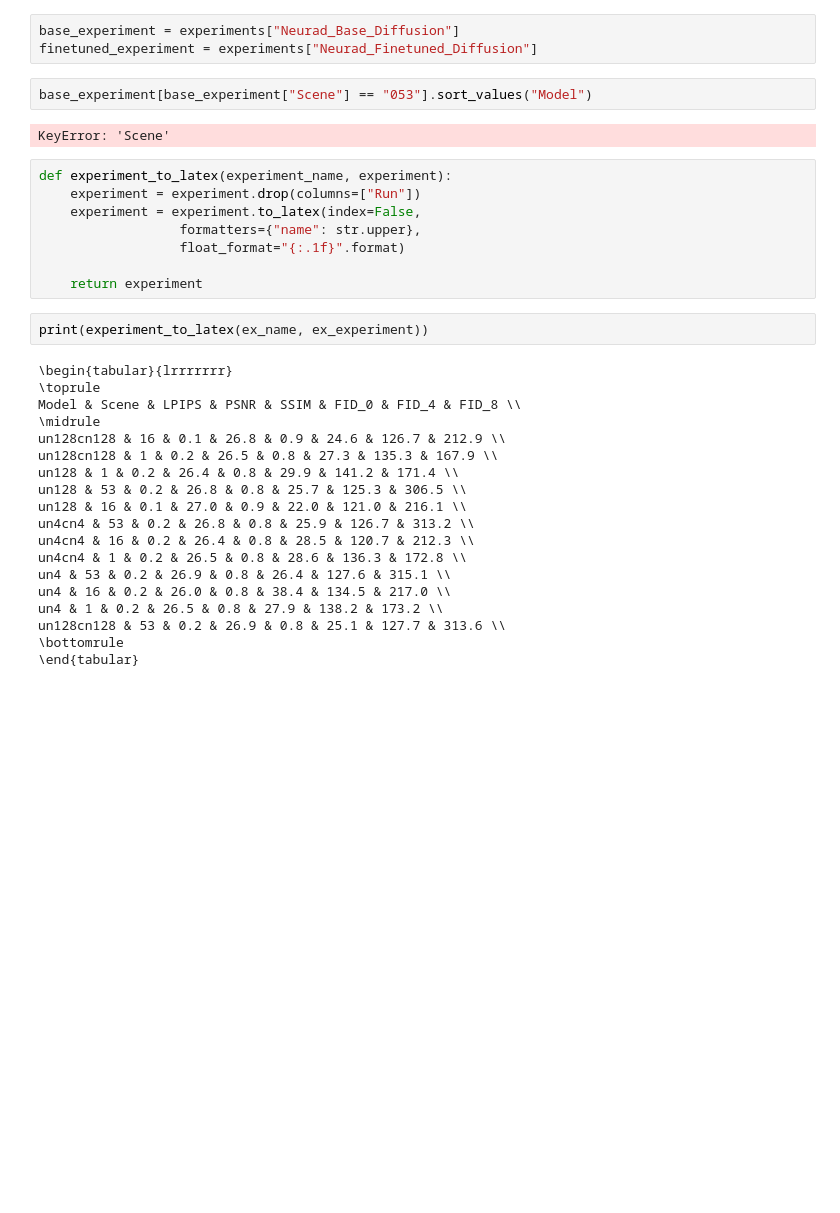
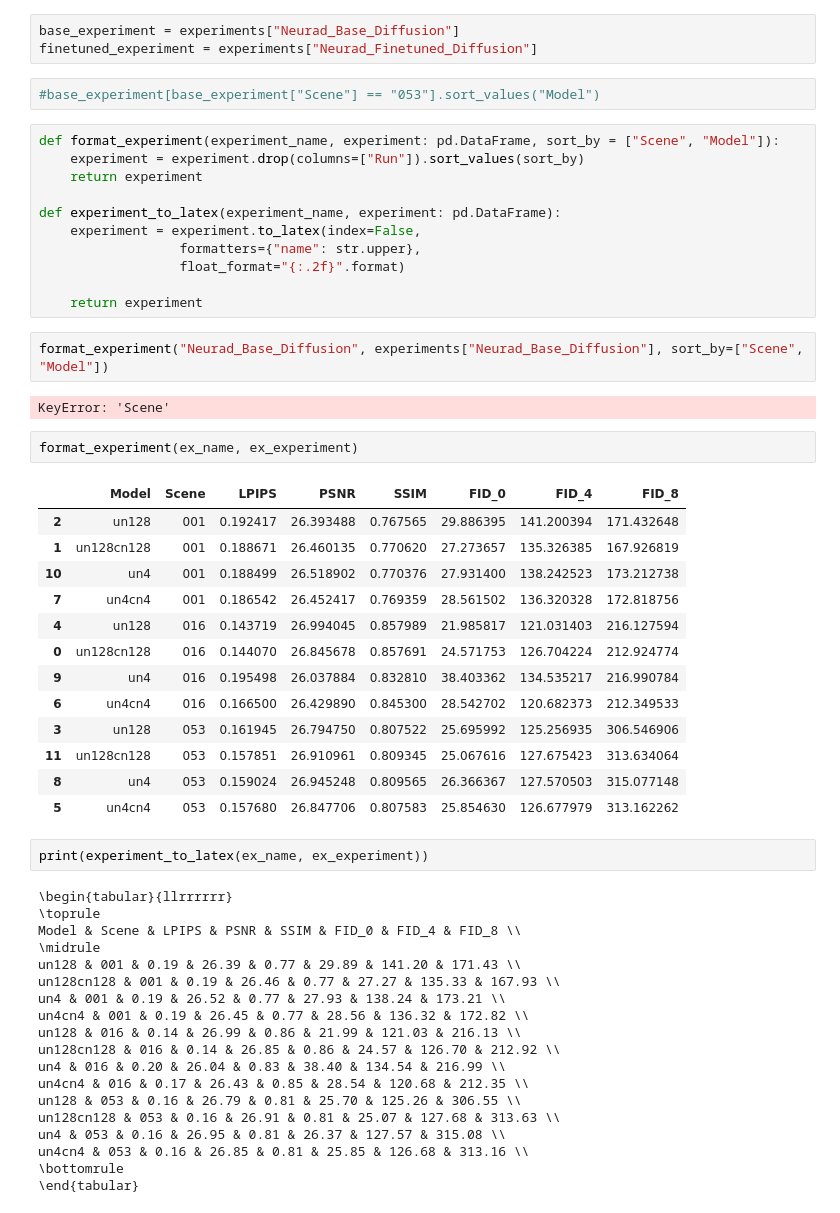
Before and after one commit to gasparyanartur/neurad-diffusion, a Jupyter notebook: experiments/metrics.ipynb, the cells around one changed output. Cells and saved outputs as stored; diff of their text form; blank space fills up the shorter version.

Commit message:
work on experiments

```diff
--- a/experiments/metrics.ipynb
+++ b/experiments/metrics.ipynb
@@ -357,35 +357,56 @@ ex_experiment
 base_experiment = experiments["Neurad_Base_Diffusion"]
 finetuned_experiment = experiments["Neurad_Finetuned_Diffusion"]
 # %%
-base_experiment[base_experiment["Scene"] == "053"].sort_values("Model")
+#base_experiment[base_experiment["Scene"] == "053"].sort_values("Model")
-# %% [output]
-KeyError: 'Scene'
 # %%
-def experiment_to_latex(experiment_name, experiment):
-    experiment = experiment.drop(columns=["Run"])
+def format_experiment(experiment_name, experiment: pd.DataFrame, sort_by = ["Scene", "Model"]):
+    experiment = experiment.drop(columns=["Run"]).sort_values(sort_by)
+    return experiment
+
+def experiment_to_latex(experiment_name, experiment: pd.DataFrame):
     experiment = experiment.to_latex(index=False,
                   formatters={"name": str.upper},
-                  float_format="{:.1f}".format)
+                  float_format="{:.2f}".format)
 
     return experiment
+# %%
+format_experiment("Neurad_Base_Diffusion", experiments["Neurad_Base_Diffusion"], sort_by=["Scene", "Model"])
+# %% [output]
+KeyError: 'Scene'
+# %%
+format_experiment(ex_name, ex_experiment)
+# %% [output]
+|  | Model | Scene | LPIPS | PSNR | SSIM | FID_0 | FID_4 | FID_8 |
+| 2 | un128 | 001 | 0.192417 | 26.393488 | 0.767565 | 29.886395 | 141.200394 | 171.432648 |
+| 1 | un128cn128 | 001 | 0.188671 | 26.460135 | 0.770620 | 27.273657 | 135.326385 | 167.926819 |
+| 10 | un4 | 001 | 0.188499 | 26.518902 | 0.770376 | 27.931400 | 138.242523 | 173.212738 |
+| 7 | un4cn4 | 001 | 0.186542 | 26.452417 | 0.769359 | 28.561502 | 136.320328 | 172.818756 |
+| 4 | un128 | 016 | 0.143719 | 26.994045 | 0.857989 | 21.985817 | 121.031403 | 216.127594 |
+| 0 | un128cn128 | 016 | 0.144070 | 26.845678 | 0.857691 | 24.571753 | 126.704224 | 212.924774 |
+| 9 | un4 | 016 | 0.195498 | 26.037884 | 0.832810 | 38.403362 | 134.535217 | 216.990784 |
+| 6 | un4cn4 | 016 | 0.166500 | 26.429890 | 0.845300 | 28.542702 | 120.682373 | 212.349533 |
+| 3 | un128 | 053 | 0.161945 | 26.794750 | 0.807522 | 25.695992 | 125.256935 | 306.546906 |
+| 11 | un128cn128 | 053 | 0.157851 | 26.910961 | 0.809345 | 25.067616 | 127.675423 | 313.634064 |
+| 8 | un4 | 053 | 0.159024 | 26.945248 | 0.809565 | 26.366367 | 127.570503 | 315.077148 |
+| 5 | un4cn4 | 053 | 0.157680 | 26.847706 | 0.807583 | 25.854630 | 126.677979 | 313.162262 |
 # %%
 print(experiment_to_latex(ex_name, ex_experiment))
 # %% [output]
-\begin{tabular}{lrrrrrrr}
+\begin{tabular}{llrrrrrr}
 \toprule
 Model & Scene & LPIPS & PSNR & SSIM & FID_0 & FID_4 & FID_8 \\
 \midrule
-un128cn128 & 16 & 0.1 & 26.8 & 0.9 & 24.6 & 126.7 & 212.9 \\
-un128cn128 & 1 & 0.2 & 26.5 & 0.8 & 27.3 & 135.3 & 167.9 \\
-un128 & 1 & 0.2 & 26.4 & 0.8 & 29.9 & 141.2 & 171.4 \\
-un128 & 53 & 0.2 & 26.8 & 0.8 & 25.7 & 125.3 & 306.5 \\
-un128 & 16 & 0.1 & 27.0 & 0.9 & 22.0 & 121.0 & 216.1 \\
-un4cn4 & 53 & 0.2 & 26.8 & 0.8 & 25.9 & 126.7 & 313.2 \\
-un4cn4 & 16 & 0.2 & 26.4 & 0.8 & 28.5 & 120.7 & 212.3 \\
-un4cn4 & 1 & 0.2 & 26.5 & 0.8 & 28.6 & 136.3 & 172.8 \\
-un4 & 53 & 0.2 & 26.9 & 0.8 & 26.4 & 127.6 & 315.1 \\
-un4 & 16 & 0.2 & 26.0 & 0.8 & 38.4 & 134.5 & 217.0 \\
-un4 & 1 & 0.2 & 26.5 & 0.8 & 27.9 & 138.2 & 173.2 \\
-un128cn128 & 53 & 0.2 & 26.9 & 0.8 & 25.1 & 127.7 & 313.6 \\
+un128 & 001 & 0.19 & 26.39 & 0.77 & 29.89 & 141.20 & 171.43 \\
+un128cn128 & 001 & 0.19 & 26.46 & 0.77 & 27.27 & 135.33 & 167.93 \\
+un4 & 001 & 0.19 & 26.52 & 0.77 & 27.93 & 138.24 & 173.21 \\
+un4cn4 & 001 & 0.19 & 26.45 & 0.77 & 28.56 & 136.32 & 172.82 \\
+un128 & 016 & 0.14 & 26.99 & 0.86 & 21.99 & 121.03 & 216.13 \\
+un128cn128 & 016 & 0.14 & 26.85 & 0.86 & 24.57 & 126.70 & 212.92 \\
+un4 & 016 & 0.20 & 26.04 & 0.83 & 38.40 & 134.54 & 216.99 \\
+un4cn4 & 016 & 0.17 & 26.43 & 0.85 & 28.54 & 120.68 & 212.35 \\
+un128 & 053 & 0.16 & 26.79 & 0.81 & 25.70 & 125.26 & 306.55 \\
+un128cn128 & 053 & 0.16 & 26.91 & 0.81 & 25.07 & 127.68 & 313.63 \\
+un4 & 053 & 0.16 & 26.95 & 0.81 & 26.37 & 127.57 & 315.08 \\
+un4cn4 & 053 & 0.16 & 26.85 & 0.81 & 25.85 & 126.68 & 313.16 \\
 \bottomrule
 \end{tabular}
```
Also changed, not shown: 2 other files.
